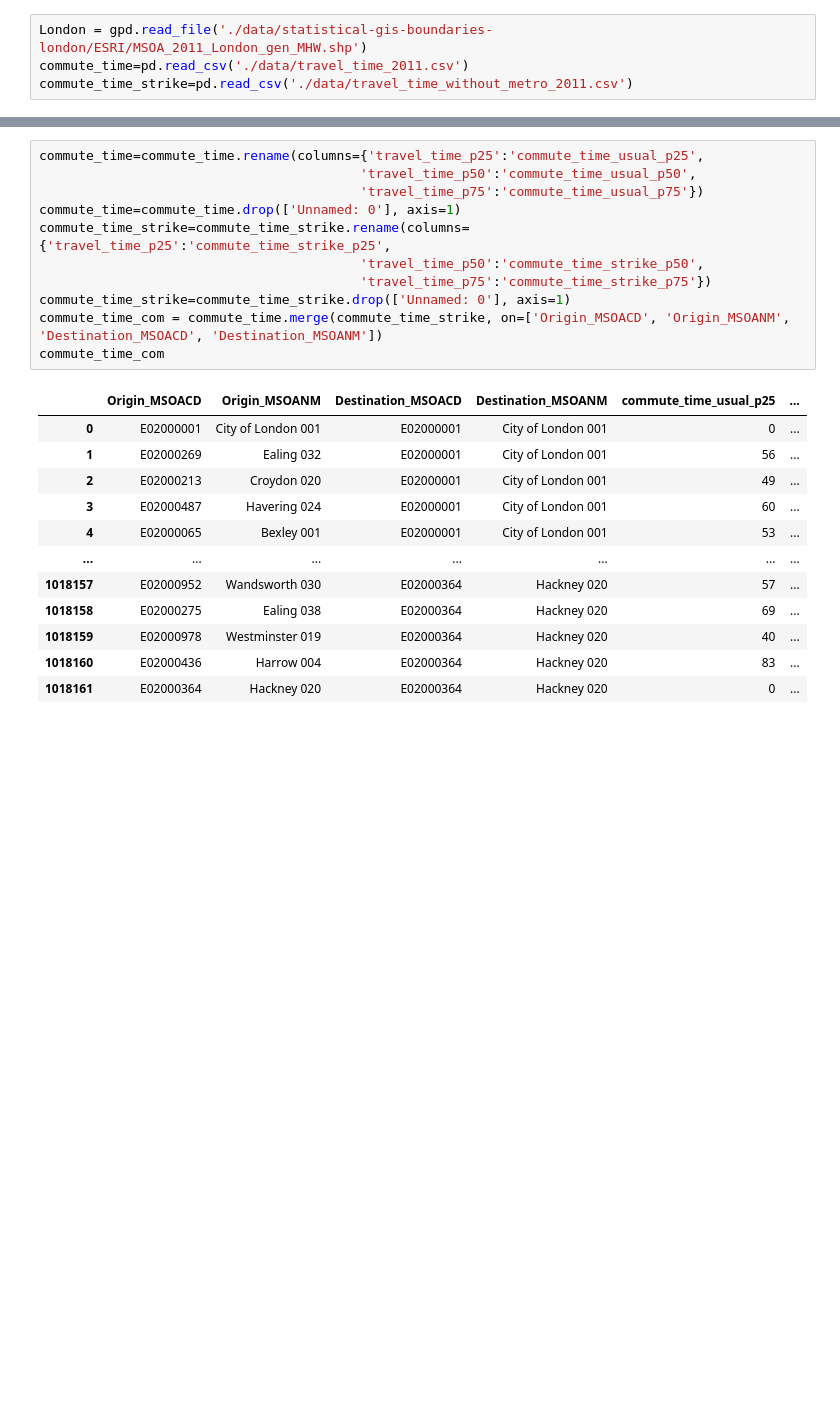
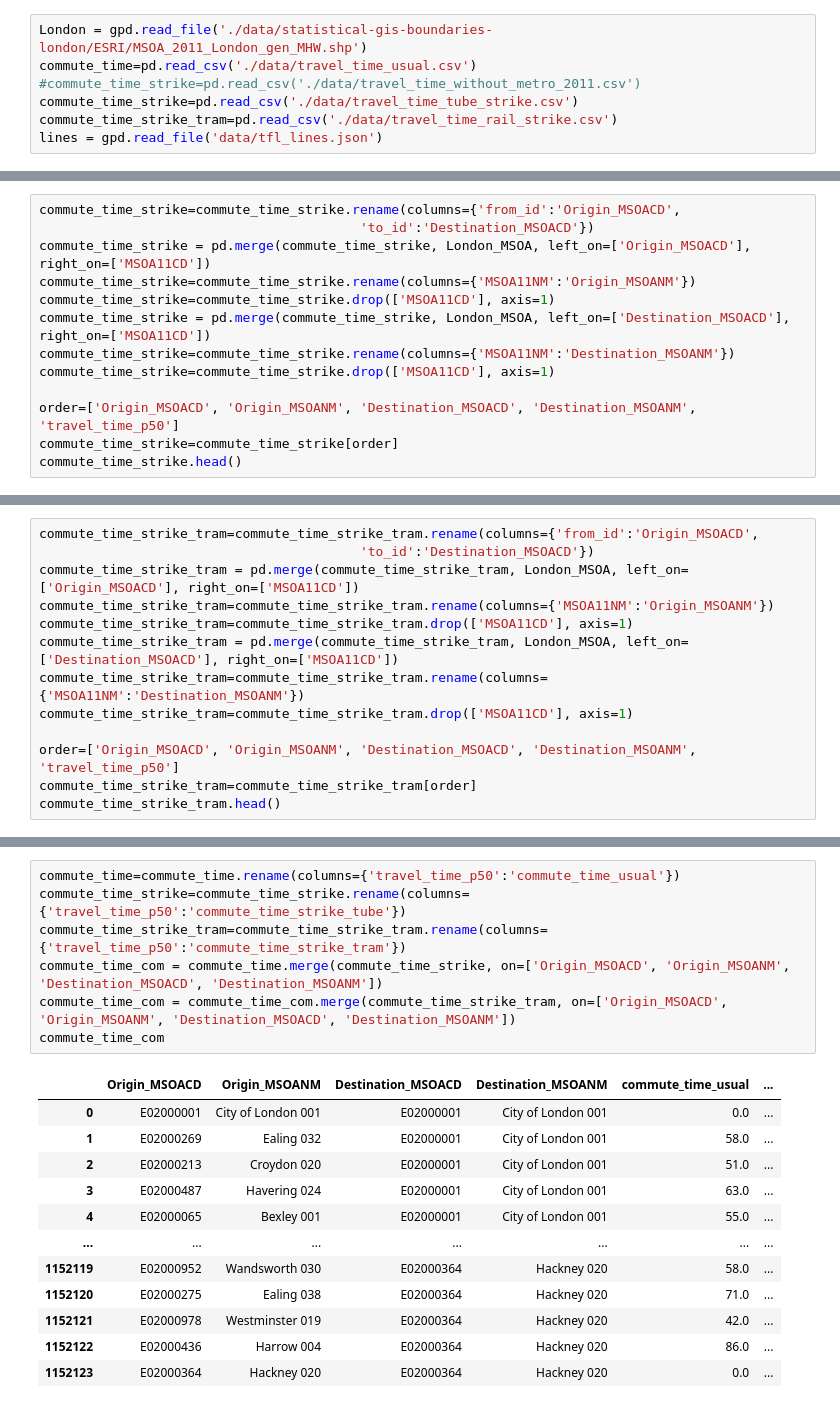
Before and after one commit to xinyi8888/CASA_dissertation, a Jupyter notebook: Draft.ipynb, the cells around one changed output, grey strips where cells are left out. Drawn from its saved outputs; the diff is of its cells as text; blank space fills up the shorter version.

```diff
--- a/Draft.ipynb
+++ b/Draft.ipynb
@@ -30,7 +33,10 @@ from matplotlib.colors import ListedColormap
 # %%
 London = gpd.read_file('./data/statistical-gis-boundaries-london/ESRI/MSOA_2011_London_gen_MHW.shp')
-commute_time=pd.read_csv('./data/travel_time_2011.csv')
-commute_time_strike=pd.read_csv('./data/travel_time_without_metro_2011.csv')
+commute_time=pd.read_csv('./data/travel_time_usual.csv')
+#commute_time_strike=pd.read_csv('./data/travel_time_without_metro_2011.csv')
+commute_time_strike=pd.read_csv('./data/travel_time_tube_strike.csv')
+commute_time_strike_tram=pd.read_csv('./data/travel_time_rail_strike.csv')
+lines = gpd.read_file('data/tfl_lines.json')
 # %%
 London=London.to_crs(epsg=4326)
 London_MSOA=London.loc[:,['MSOA11CD', 'MSOA11NM']]
@@ -54,0 +97,13 @@ London
+# %%
+commute_time_strike=commute_time_strike.rename(columns={'from_id':'Origin_MSOACD',
+                                         'to_id':'Destination_MSOACD'})
+commute_time_strike = pd.merge(commute_time_strike, London_MSOA, left_on=['Origin_MSOACD'], right_on=['MSOA11CD'])
+commute_time_strike=commute_time_strike.rename(columns={'MSOA11NM':'Origin_MSOANM'})
+commute_time_strike=commute_time_strike.drop(['MSOA11CD'], axis=1)
+commute_time_strike = pd.merge(commute_time_strike, London_MSOA, left_on=['Destination_MSOACD'], right_on=['MSOA11CD'])
+commute_time_strike=commute_time_strike.rename(columns={'MSOA11NM':'Destination_MSOANM'})
+commute_time_strike=commute_time_strike.drop(['MSOA11CD'], axis=1)
+
+order=['Origin_MSOACD', 'Origin_MSOANM', 'Destination_MSOACD', 'Destination_MSOANM', 'travel_time_p50']
+commute_time_strike=commute_time_strike[order]
+commute_time_strike.head()
@@ -54,0 +117,13 @@ London
+# %%
+commute_time_strike_tram=commute_time_strike_tram.rename(columns={'from_id':'Origin_MSOACD',
+                                         'to_id':'Destination_MSOACD'})
+commute_time_strike_tram = pd.merge(commute_time_strike_tram, London_MSOA, left_on=['Origin_MSOACD'], right_on=['MSOA11CD'])
+commute_time_strike_tram=commute_time_strike_tram.rename(columns={'MSOA11NM':'Origin_MSOANM'})
+commute_time_strike_tram=commute_time_strike_tram.drop(['MSOA11CD'], axis=1)
+commute_time_strike_tram = pd.merge(commute_time_strike_tram, London_MSOA, left_on=['Destination_MSOACD'], right_on=['MSOA11CD'])
+commute_time_strike_tram=commute_time_strike_tram.rename(columns={'MSOA11NM':'Destination_MSOANM'})
+commute_time_strike_tram=commute_time_strike_tram.drop(['MSOA11CD'], axis=1)
+
+order=['Origin_MSOACD', 'Origin_MSOANM', 'Destination_MSOACD', 'Destination_MSOANM', 'travel_time_p50']
+commute_time_strike_tram=commute_time_strike_tram[order]
+commute_time_strike_tram.head()
@@ -55,24 +137,20 @@ London
 # %%
-commute_time=commute_time.rename(columns={'travel_time_p25':'commute_time_usual_p25',
-                                         'travel_time_p50':'commute_time_usual_p50',
-                                         'travel_time_p75':'commute_time_usual_p75'})
-commute_time=commute_time.drop(['Unnamed: 0'], axis=1)
-commute_time_strike=commute_time_strike.rename(columns={'travel_time_p25':'commute_time_strike_p25',
-                                         'travel_time_p50':'commute_time_strike_p50',
-                                         'travel_time_p75':'commute_time_strike_p75'})
-commute_time_strike=commute_time_strike.drop(['Unnamed: 0'], axis=1)
+commute_time=commute_time.rename(columns={'travel_time_p50':'commute_time_usual'})
+commute_time_strike=commute_time_strike.rename(columns={'travel_time_p50':'commute_time_strike_tube'})
+commute_time_strike_tram=commute_time_strike_tram.rename(columns={'travel_time_p50':'commute_time_strike_tram'})
 commute_time_com = commute_time.merge(commute_time_strike, on=['Origin_MSOACD', 'Origin_MSOANM', 'Destination_MSOACD', 'Destination_MSOANM'])
+commute_time_com = commute_time_com.merge(commute_time_strike_tram, on=['Origin_MSOACD', 'Origin_MSOANM', 'Destination_MSOACD', 'Destination_MSOANM'])
 commute_time_com
 # %% [output]
-|  | Origin_MSOACD | Origin_MSOANM | Destination_MSOACD | Destination_MSOANM | commute_time_usual_p25 | ... |
-| 0 | E02000001 | City of London 001 | E02000001 | City of London 001 | 0 | ... |
-| 1 | E02000269 | Ealing 032 | E02000001 | City of London 001 | 56 | ... |
-| 2 | E02000213 | Croydon 020 | E02000001 | City of London 001 | 49 | ... |
-| 3 | E02000487 | Havering 024 | E02000001 | City of London 001 | 60 | ... |
-| 4 | E02000065 | Bexley 001 | E02000001 | City of London 001 | 53 | ... |
+|  | Origin_MSOACD | Origin_MSOANM | Destination_MSOACD | Destination_MSOANM | commute_time_usual | ... |
+| 0 | E02000001 | City of London 001 | E02000001 | City of London 001 | 0.0 | ... |
+| 1 | E02000269 | Ealing 032 | E02000001 | City of London 001 | 58.0 | ... |
+| 2 | E02000213 | Croydon 020 | E02000001 | City of London 001 | 51.0 | ... |
+| 3 | E02000487 | Havering 024 | E02000001 | City of London 001 | 63.0 | ... |
+| 4 | E02000065 | Bexley 001 | E02000001 | City of London 001 | 55.0 | ... |
 | ... | ... | ... | ... | ... | ... | ... |
-| 1018157 | E02000952 | Wandsworth 030 | E02000364 | Hackney 020 | 57 | ... |
-| 1018158 | E02000275 | Ealing 038 | E02000364 | Hackney 020 | 69 | ... |
-| 1018159 | E02000978 | Westminster 019 | E02000364 | Hackney 020 | 40 | ... |
-| 1018160 | E02000436 | Harrow 004 | E02000364 | Hackney 020 | 83 | ... |
-| 1018161 | E02000364 | Hackney 020 | E02000364 | Hackney 020 | 0 | ... |
+| 1152119 | E02000952 | Wandsworth 030 | E02000364 | Hackney 020 | 58.0 | ... |
+| 1152120 | E02000275 | Ealing 038 | E02000364 | Hackney 020 | 71.0 | ... |
+| 1152121 | E02000978 | Westminster 019 | E02000364 | Hackney 020 | 42.0 | ... |
+| 1152122 | E02000436 | Harrow 004 | E02000364 | Hackney 020 | 86.0 | ... |
+| 1152123 | E02000364 | Hackney 020 | E02000364 | Hackney 020 | 0.0 | ... |
```
Also changed, not shown: parts of 18 cells of this notebook, 9 other files.
